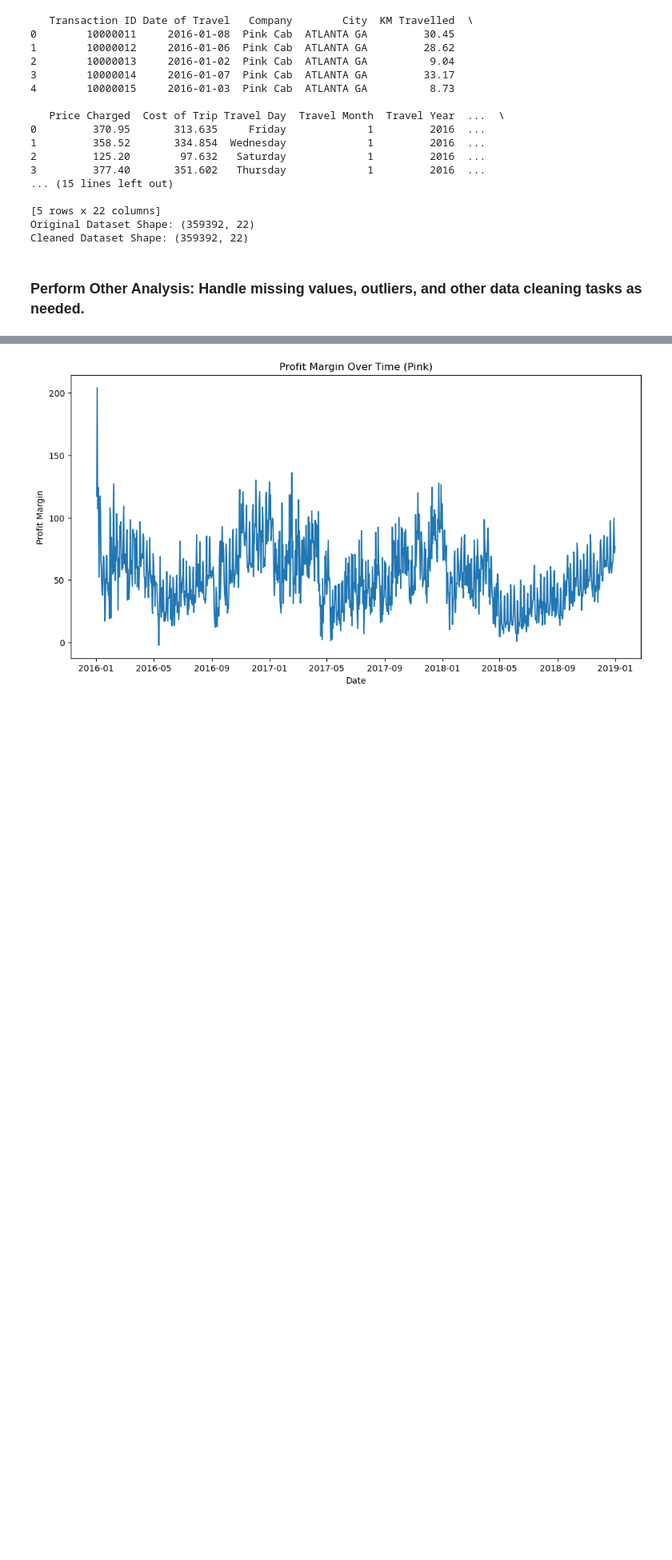
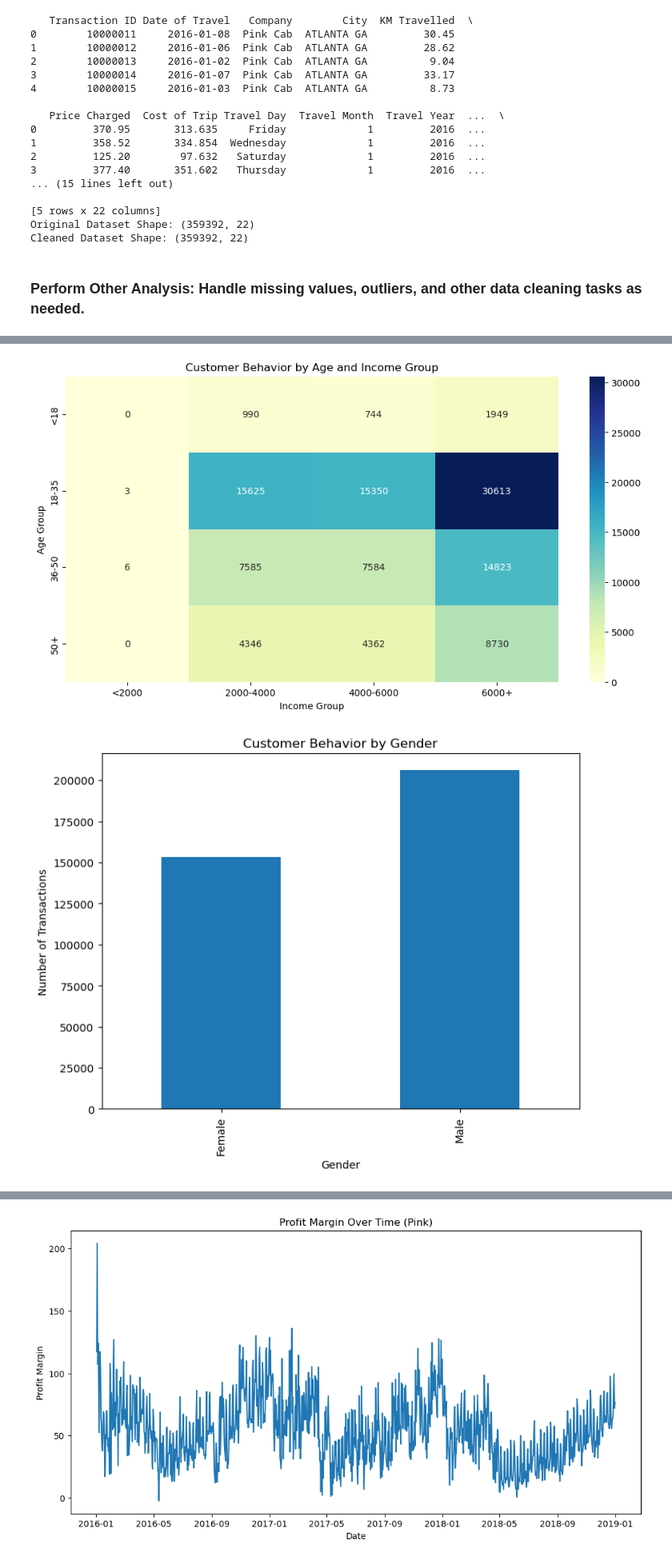
Before and after one commit to dylanxlam/cab_industry_investment_research, a Jupyter notebook: exploratory_data_analysis.ipynb, the cells around one changed output, grey strips where cells are left out. Shown at 80% size. Cells and saved outputs as stored; diff of their text form; code cells hidden in the pictures; blank space fills up the shorter version.

```diff
--- a/exploratory_data_analysis.ipynb
+++ b/exploratory_data_analysis.ipynb
@@ -612,0 +850,77 @@ By implementing these recommendations, we can make an informed decision and stra
+# %%
+
+# Customer Behavior Analysis
+
+# Explore how customer characteristics affect cab usage
+# Age and Income analysis
+age_income_analysis = master_data.groupby(['Age_Group', 'Income_Group'])['Transaction ID'].count()
+
+# Visualize customer behavior by age and income
+plt.figure(figsize=(12, 6))
+sns.heatmap(age_income_analysis.unstack(), cmap='YlGnBu', annot=True, fmt='d')
+plt.title('Customer Behavior by Age and Income Group')
+plt.xlabel('Income Group')
+plt.ylabel('Age Group')
+plt.show()
+
+# Customer Gender Analysis
+
+# Explore how customer gender affects cab usage
+gender_analysis = master_data.groupby('Gender')['Transaction ID'].count()
+
+# Visualize customer behavior by gender
+plt.figure(figsize=(8, 6))
+gender_analysis.plot(kind='bar')
+plt.title('Customer Behavior by Gender')
+plt.xlabel('Gender')
+plt.ylabel('Number of Transactions')
+plt.show()
+
+# Payment Mode Analysis
+
+# Explore how payment modes affect cab usage
+payment_mode_analysis = master_data.groupby('Payment_Mode')['Transaction ID'].count()
+
+# Define custom labels for the x-axis
+payment_mode_labels = {0: 'Card', 1: 'Cash'}
+
+# Map the labels to the payment_mode_analysis index
+payment_mode_analysis.index = payment_mode_analysis.index.map(payment_mode_labels)
+
+# Visualize customer behavior by payment mode with custom labels
+plt.figure(figsize=(8, 6))
+payment_mode_analysis.plot(kind='bar')
+plt.title('Customer Behavior by Payment Mode')
+plt.xlabel('Payment Mode')
+plt.ylabel('Number of Transactions')
+plt.show()
+
+# City-Based Customer Behavior Analysis
+
+# Explore how customer behavior varies by city
+city_behavior = master_data.groupby('City')['Transaction ID'].count()
+
+# Visualize customer behavior by city
+plt.figure(figsize=(12, 8))
+city_behavior.plot(kind='bar')
+plt.title('Customer Behavior by City')
+plt.xlabel('City')
+plt.ylabel('Number of Transactions')
+plt.xticks(rotation=90)
+plt.show()
+
+# City Comparison
+
+# Compare cities in terms of cab usage and relevant factors
+city_comparison = master_data.groupby('City')[['Population', 'Cab_Users_Per_Capita']].mean()
+
+# Visualize city comparison
+plt.figure(figsize=(12, 6))
+sns.scatterplot(data=city_comparison, x='Population', y='Cab_Users_Per_Capita', hue=city_comparison.index)
+plt.title('City Comparison: Population vs. Cab Users Per Capita')
+plt.xlabel('Population')
+plt.ylabel('Cab Users Per Capita')
+plt.show()
+# %% [output]
+[figure, added]
+[figure, added]
```
Also changed, not shown: parts of 11 cells of this notebook.
